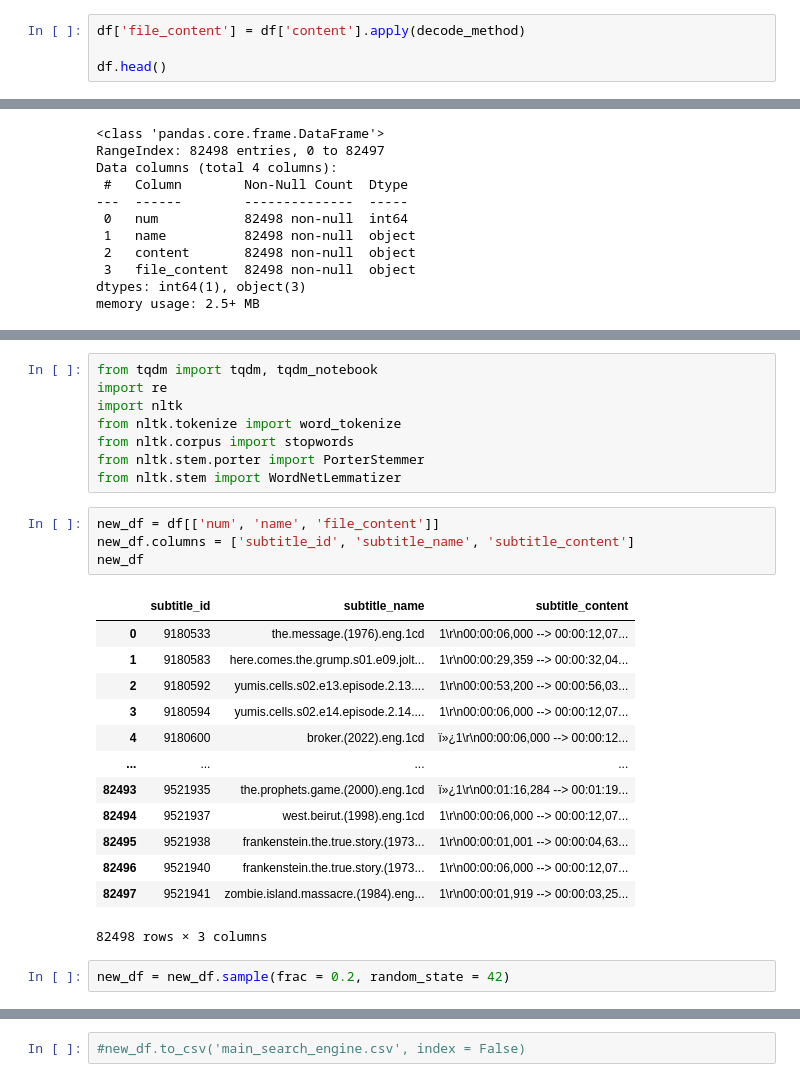
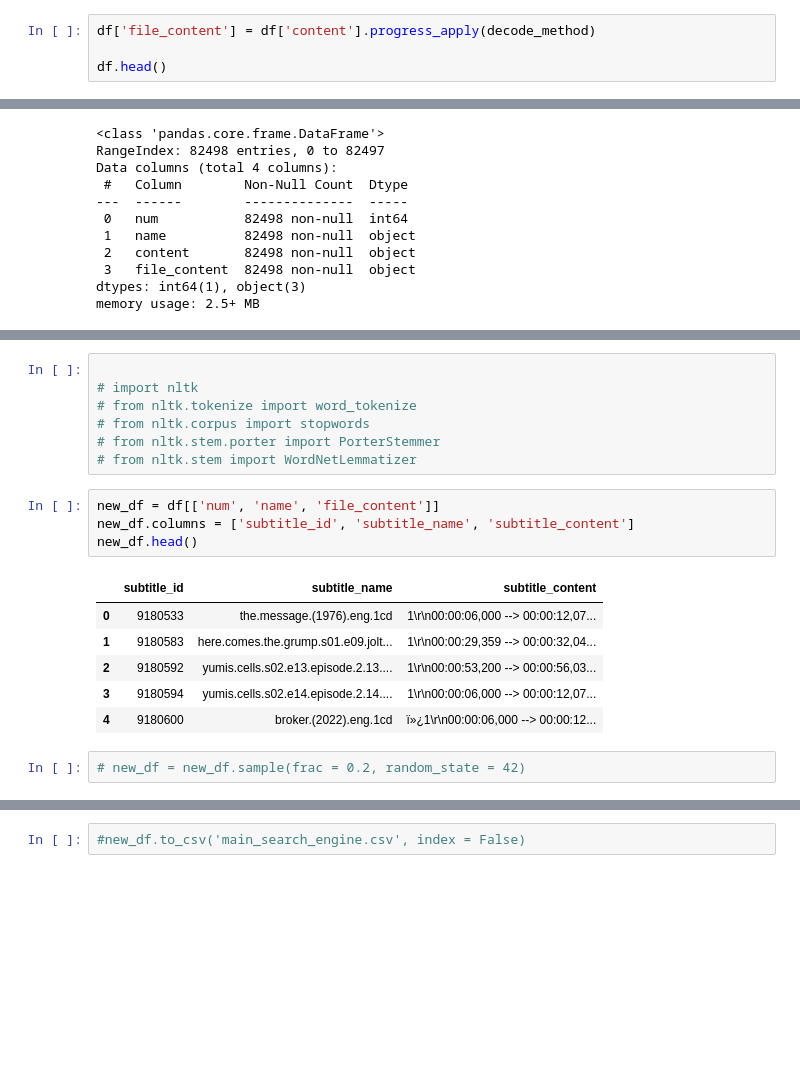
Before and after one commit to voyegerz/Semantic-Search-Engine, a Jupyter notebook: sse_final.ipynb, the cells around one changed output, grey strips where cells are left out. Cells and saved outputs as stored; diff of their text form; blank space fills up the shorter version.

```diff
--- a/sse_final.ipynb
+++ b/sse_final.ipynb
@@ -109,7 +112,7 @@ def decode_method(binary_data):
     # Now 'subtitle_content' should contain the extracted subtitle content
     return subtitle_content.decode('latin-1')  # Assuming the content is UTF-8 encoded text
 # %%
-df['file_content'] = df['content'].apply(decode_method)
+df['file_content'] = df['content'].progress_apply(decode_method)
 
 df.head()
 # %% [output]
@@ -169,31 +146,23 @@ Help other users to choose the best subtitles
 # %%
-from tqdm import tqdm, tqdm_notebook
-import re
-import nltk
-from nltk.tokenize import word_tokenize
-from nltk.corpus import stopwords
-from nltk.stem.porter import PorterStemmer
-from nltk.stem import WordNetLemmatizer
+
+# import nltk
+# from nltk.tokenize import word_tokenize
+# from nltk.corpus import stopwords
+# from nltk.stem.porter import PorterStemmer
+# from nltk.stem import WordNetLemmatizer
 # %%
 new_df = df[['num', 'name', 'file_content']]
 new_df.columns = ['subtitle_id', 'subtitle_name', 'subtitle_content']
-new_df
+new_df.head()
 # %% [output]
 |  | subtitle_id | subtitle_name | subtitle_content |
 | 0 | 9180533 | the.message.(1976).eng.1cd | 1\r\n00:00:06,000 --> 00:00:12,07... |
 | 1 | 9180583 | here.comes.the.grump.s01.e09.jolt... | 1\r\n00:00:29,359 --> 00:00:32,04... |
 | 2 | 9180592 | yumis.cells.s02.e13.episode.2.13.... | 1\r\n00:00:53,200 --> 00:00:56,03... |
 | 3 | 9180594 | yumis.cells.s02.e14.episode.2.14.... | 1\r\n00:00:06,000 --> 00:00:12,07... |
 | 4 | 9180600 | broker.(2022).eng.1cd | ï»¿1\r\n00:00:06,000 --> 00:00:12... |
-| ... | ... | ... | ... |
-| 82493 | 9521935 | the.prophets.game.(2000).eng.1cd | ï»¿1\r\n00:01:16,284 --> 00:01:19... |
-| 82494 | 9521937 | west.beirut.(1998).eng.1cd | 1\r\n00:00:06,000 --> 00:00:12,07... |
-| 82495 | 9521938 | frankenstein.the.true.story.(1973... | 1\r\n00:00:01,001 --> 00:00:04,63... |
-| 82496 | 9521940 | frankenstein.the.true.story.(1973... | 1\r\n00:00:06,000 --> 00:00:12,07... |
-| 82497 | 9521941 | zombie.island.massacre.(1984).eng... | 1\r\n00:00:01,919 --> 00:00:03,25... |
-82498 rows × 3 columns
 # %%
-new_df = new_df.sample(frac = 0.2, random_state = 42)
+# new_df = new_df.sample(frac = 0.2, random_state = 42)
 # %%
 new_df.shape
 # %% [output]
```
Also changed, not shown: parts of 40 cells of this notebook, 1 other file.
